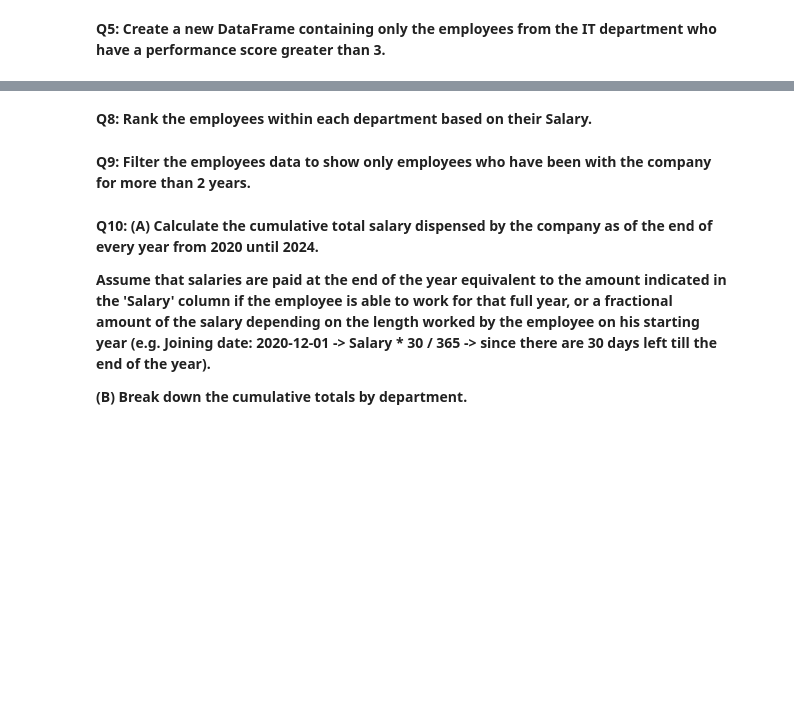
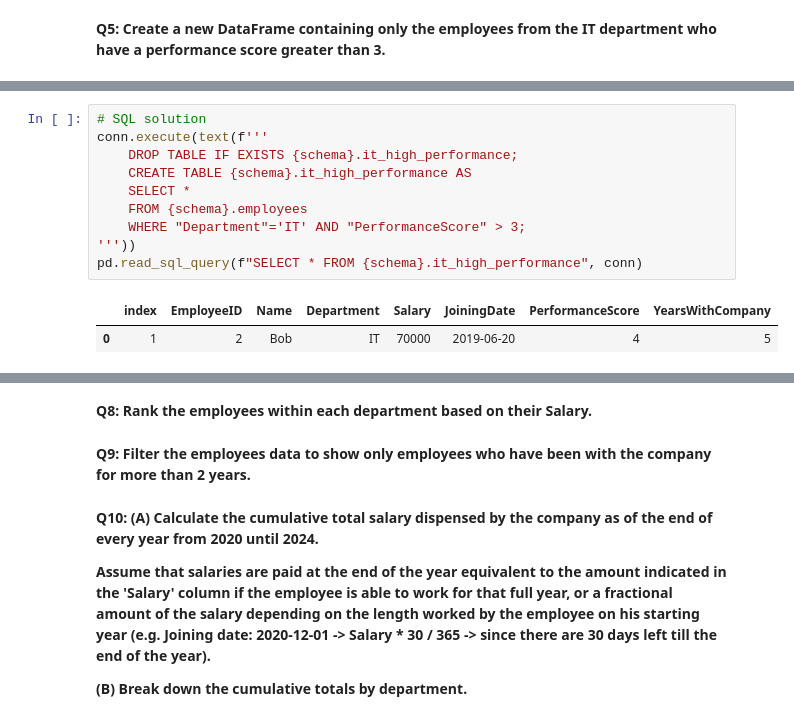
Before and after one commit to 20100215/DA-Must-Knows_Pandas-PySpark-SQL, a Jupyter notebook: notebook.ipynb, the cells around one changed output, grey strips where cells are left out. Cells and saved outputs as stored; diff of their text form; blank space fills up the shorter version.

```diff
--- a/notebook.ipynb
+++ b/notebook.ipynb
@@ -308,0 +366,13 @@ employees_ps.withColumn("YearsWithCompany", F.floor(F.datediff(F.current_date(),
+# %%
+# SQL solution
+conn.execute(text(f'''
+    DROP TABLE IF EXISTS {schema}.it_high_performance;
+    CREATE TABLE {schema}.it_high_performance AS
+    SELECT *
+    FROM {schema}.employees
+    WHERE "Department"='IT' AND "PerformanceScore" > 3;
+'''))
+pd.read_sql_query(f"SELECT * FROM {schema}.it_high_performance", conn)
+# %% [output]
+|  | index | EmployeeID | Name | Department | Salary | JoiningDate | PerformanceScore | YearsWithCompany |
+| 0 | 1 | 2 | Bob | IT | 70000 | 2019-06-20 | 4 | 5 |
```
Also changed, not shown: parts of 13 cells of this notebook.
